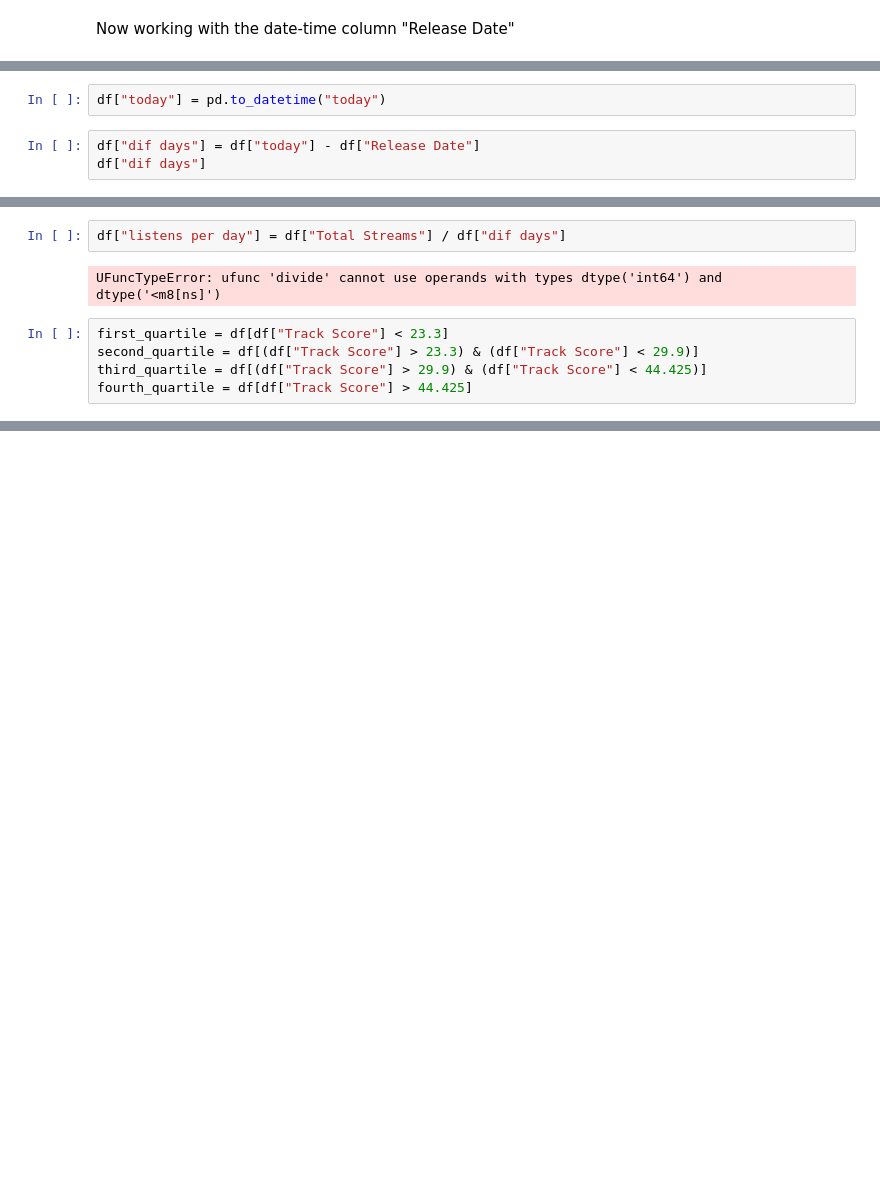
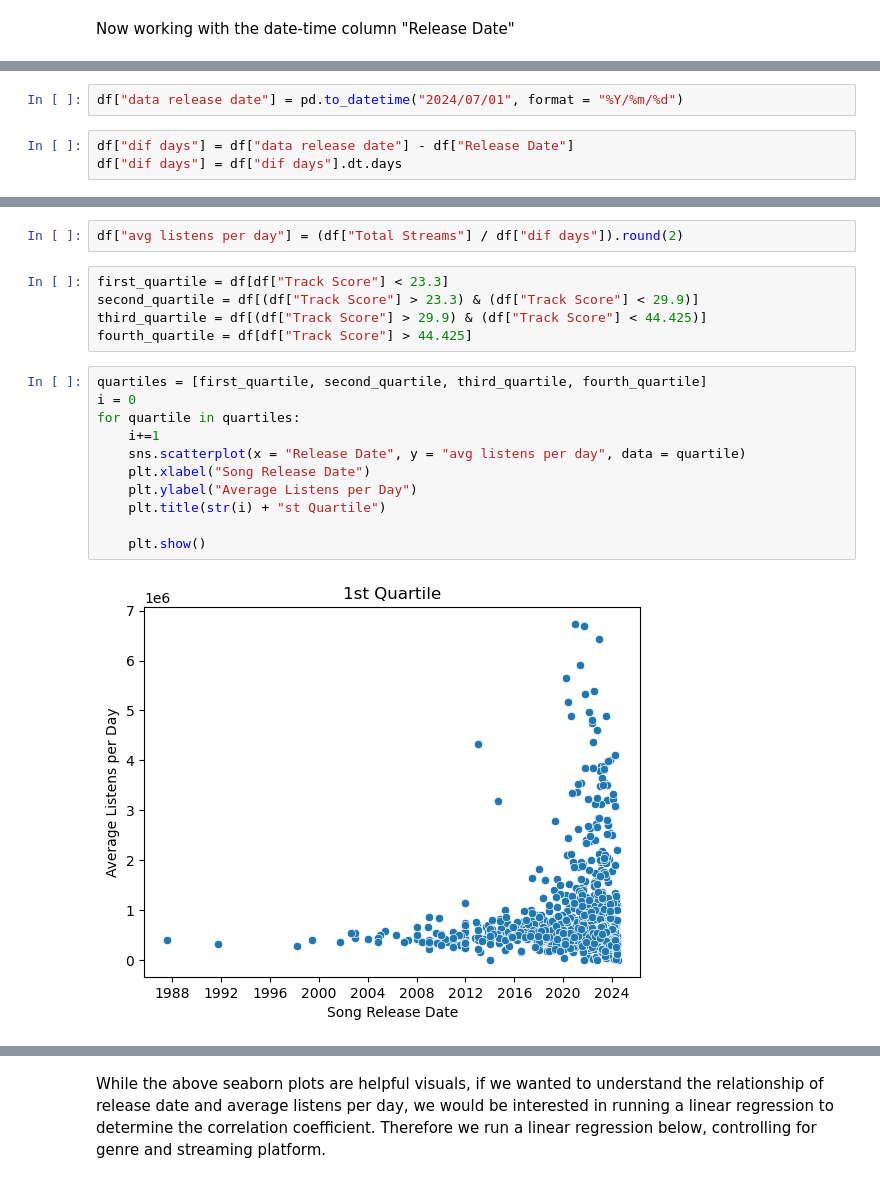
Before and after one commit to danielsavila/Data-Science-Portfolio, a Jupyter notebook: Spotify 2024 Data Analysis.ipynb, the cells around one changed output, grey strips where cells are left out. Saved outputs shown, nothing was run; the diff lists cells and outputs as text; blank space fills up the shorter version.

```diff
--- a/Spotify 2024 Data Analysis.ipynb
+++ b/Spotify 2024 Data Analysis.ipynb
@@ -145,5 +114,5 @@ Name: Release Date, Length: 4600, dtype: datetime64[ns]
 # %%
-df["today"] = pd.to_datetime("today")
+df["data release date"] = pd.to_datetime("2024/07/01", format = "%Y/%m/%d")
 # %%
-df["dif days"] = df["today"] - df["Release Date"]
-df["dif days"]
+df["dif days"] = df["data release date"] - df["Release Date"]
+df["dif days"] = df["dif days"].dt.days
@@ -163,9 +119,20 @@ Name: dif days, Length: 4600, dtype: timedelta64[ns]
 # %%
-df["listens per day"] = df["Total Streams"] / df["dif days"]
+df["avg listens per day"] = (df["Total Streams"] / df["dif days"]).round(2)
-# %% [output]
-UFuncTypeError: ufunc 'divide' cannot use operands with types dtype('int64') and dtype('<m8[ns]')
 # %%
 first_quartile = df[df["Track Score"] < 23.3]
 second_quartile = df[(df["Track Score"] > 23.3) & (df["Track Score"] < 29.9)]
 third_quartile = df[(df["Track Score"] > 29.9) & (df["Track Score"] < 44.425)]
 fourth_quartile = df[df["Track Score"] > 44.425]
+# %%
+quartiles = [first_quartile, second_quartile, third_quartile, fourth_quartile]
+i = 0
+for quartile in quartiles:
+    i+=1
+    sns.scatterplot(x = "Release Date", y = "avg listens per day", data = quartile)
+    plt.xlabel("Song Release Date")
+    plt.ylabel("Average Listens per Day")
+    plt.title(str(i) + "st Quartile")
+
+    plt.show()
+# %% [output]
+[figure, added]
@@ -171,0 +142,2 @@ fourth_quartile = df[df["Track Score"] > 44.425]
+# %% [markdown]
+While the above seaborn plots are helpful visuals, if we wanted to understand the relationship of release date and average listens per day, we would be interested in running a linear regression to determine the correlation coefficient. Therefore we run a linear regression below, controlling for genre and streaming platform.
```
Also changed, not shown: parts of 30 cells of this notebook.
